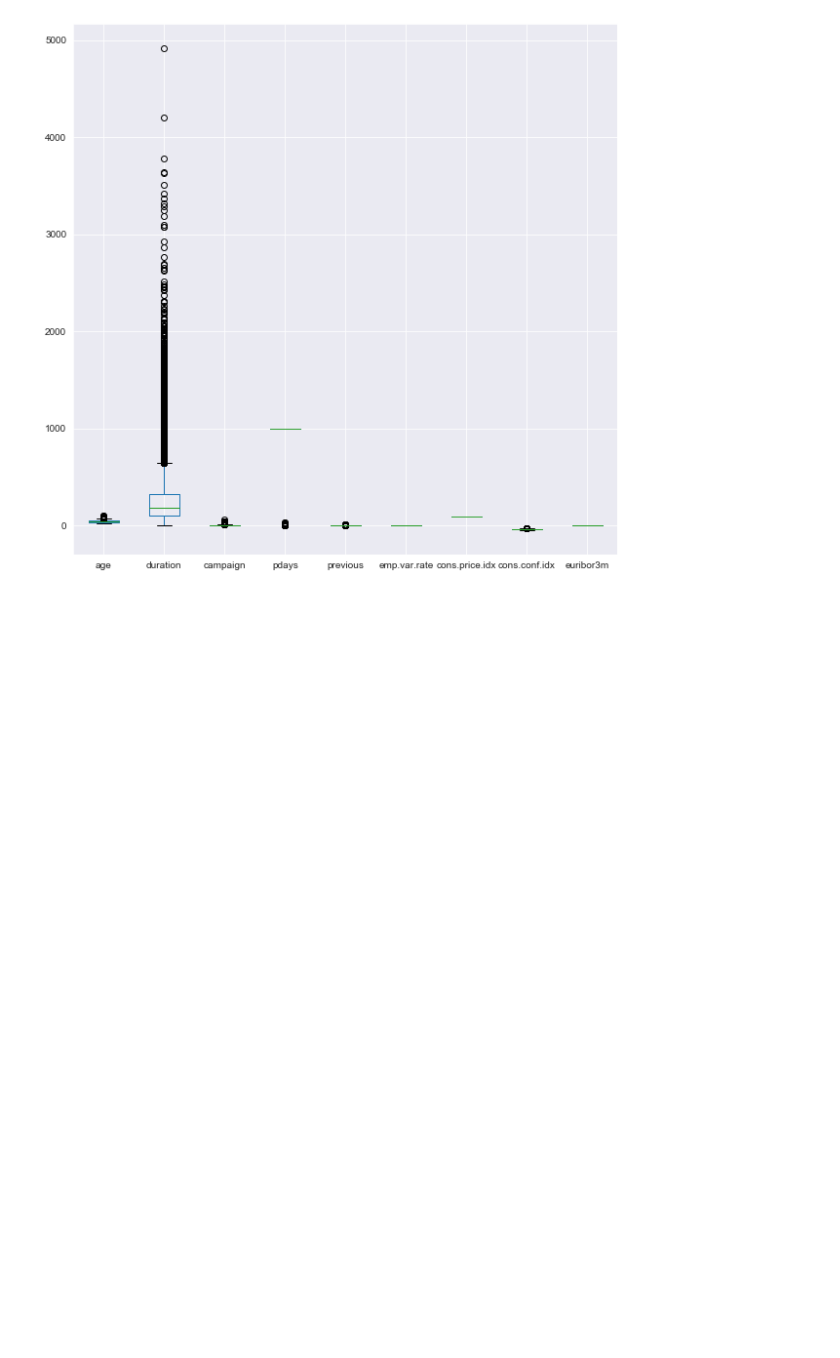
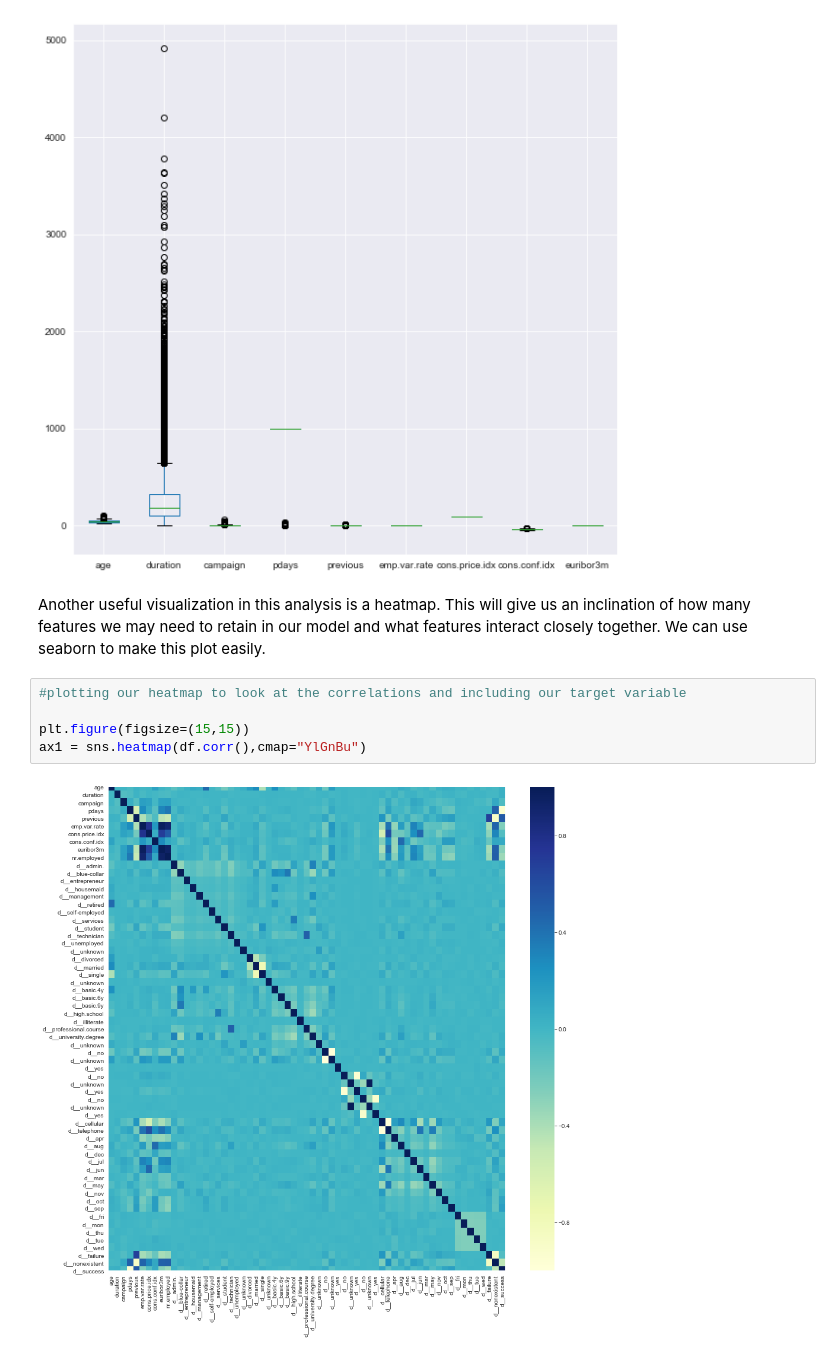
Before and after one commit to MissAle17/Bank_marketing, a Jupyter notebook: Bank Marketing.ipynb, the cells around one changed output. Cells and saved outputs as stored; diff of their text form; blank space fills up the shorter version.

```diff
--- a/Bank Marketing.ipynb
+++ b/Bank Marketing.ipynb
@@ -255,3 +255,12 @@ features.boxplot(figsize=(10,10))
 # %% [output]
 <matplotlib.axes._subplots.AxesSubplot at 0x...>
 [figure]
+# %% [markdown]
+Another useful visualization in this analysis is a heatmap.  This will give us an inclination of how many features we may need to retain in our model and what features interact closely together.  We can use seaborn to make this plot easily.
+# %%
+#plotting our heatmap to look at the correlations and including our target variable
+
+plt.figure(figsize=(15,15))
+ax1 = sns.heatmap(df.corr(),cmap="YlGnBu")
+# %% [output]
+[figure, added]
```
Also changed, not shown: parts of 22 cells of this notebook, 3 other files.
